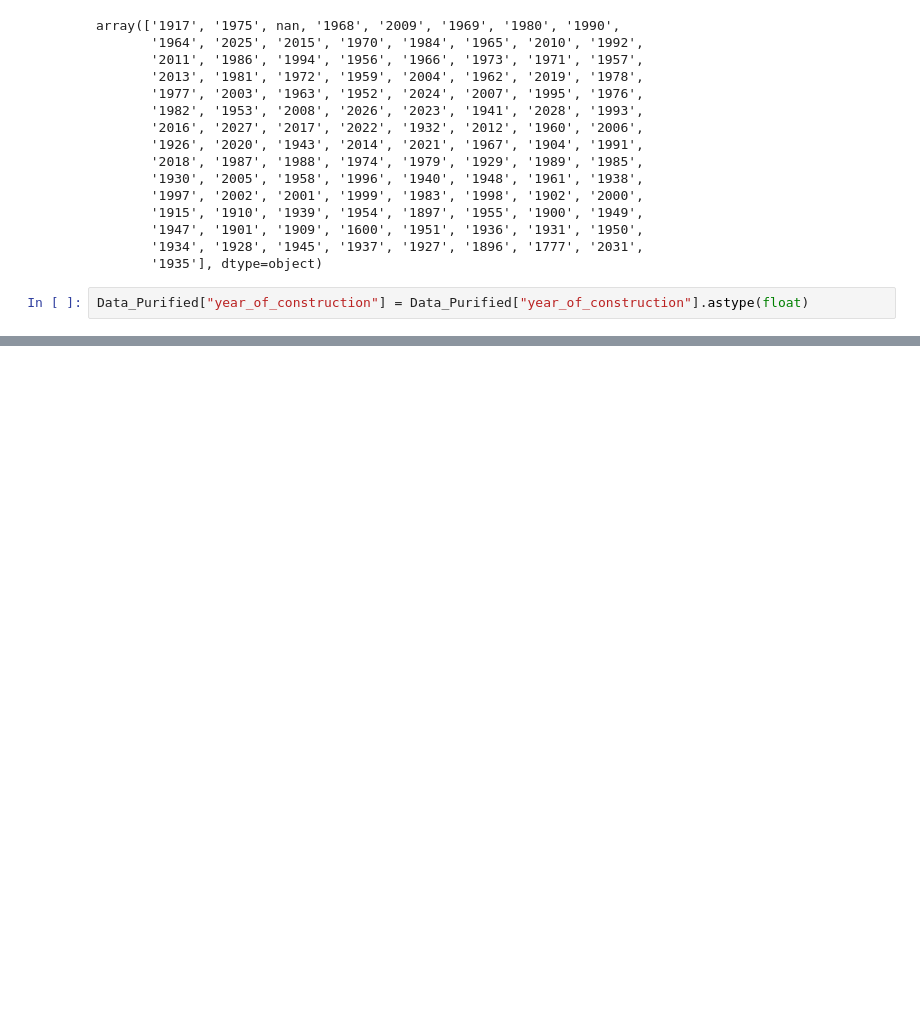
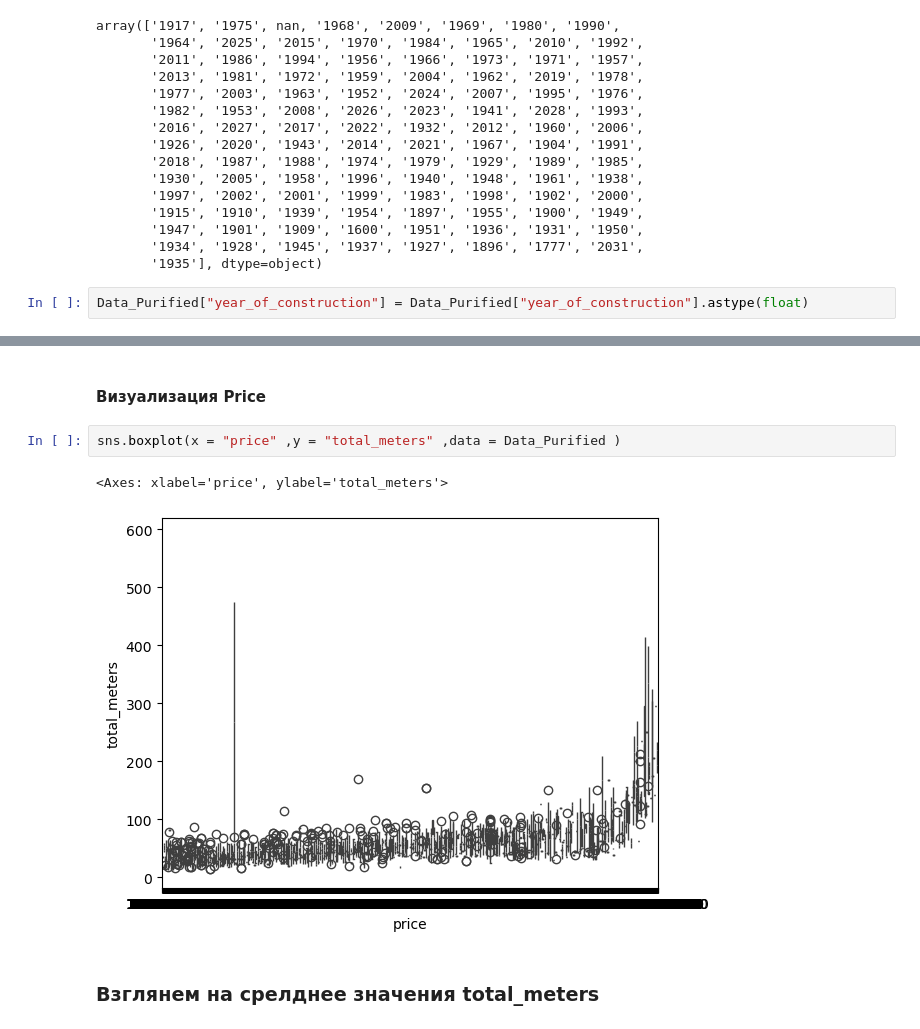
Before and after one commit to SuperBacbka/one_intensiv_Analiz, a Jupyter notebook: Визуальный Анализ данных.ipynb, the cells around one changed output, grey strips where cells are left out. Cells and saved outputs as stored; diff of their text form; blank space fills up the shorter version.

```diff
--- a/Визуальный Анализ данных.ipynb
+++ b/Визуальный Анализ данных.ipynb
@@ -477,0 +690,9 @@ Data_Purified["year_of_construction"] = Data_Purified["year_of_construction"].as
+# %% [markdown]
+#### Визуализация Price
+# %%
+sns.boxplot(x = "price" ,y = "total_meters" ,data = Data_Purified )
+# %% [output]
+<Axes: xlabel='price', ylabel='total_meters'>
+[figure, added]
+# %% [markdown]
+### Взглянем на срелднее значения total_meters
```
Also changed, not shown: parts of 166 cells of this notebook, 2 other files.
